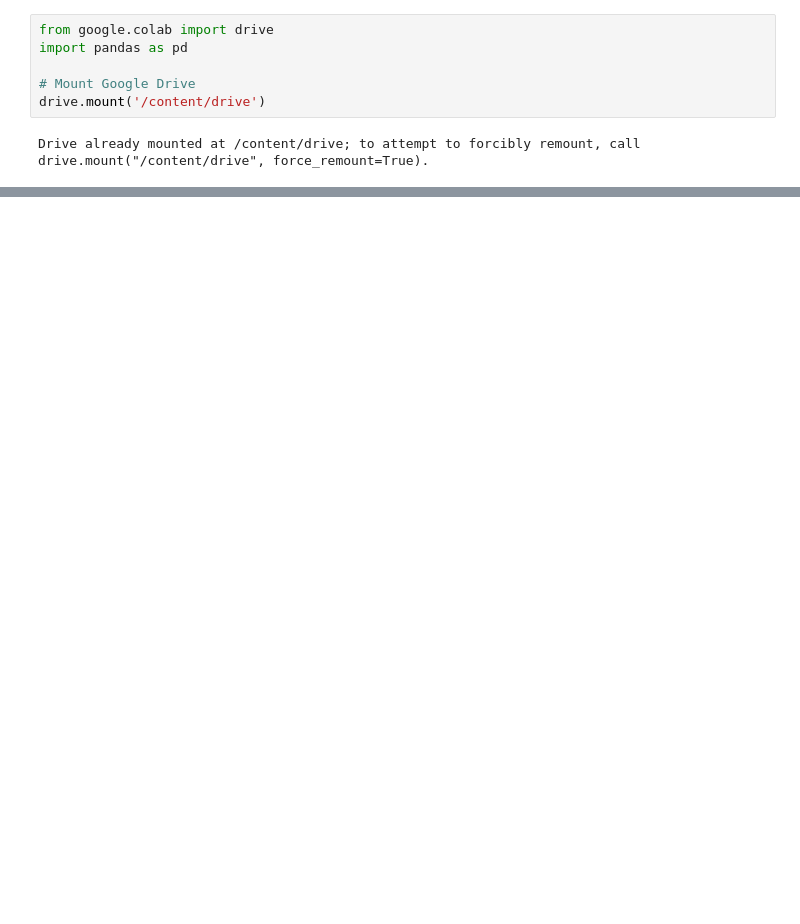
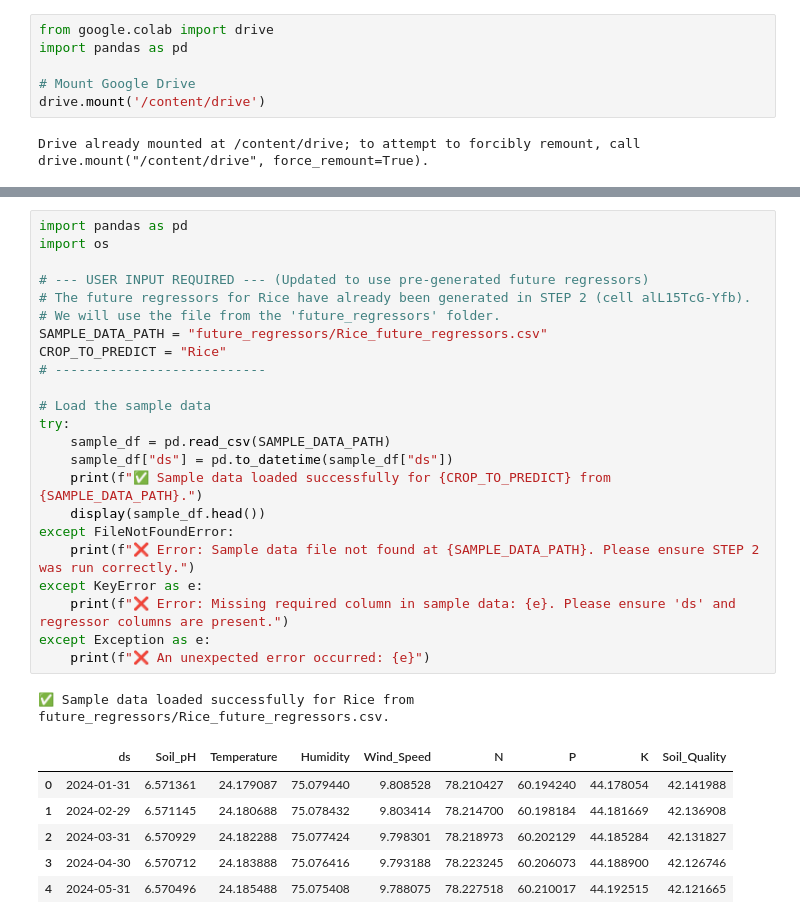
Before and after one commit to springboardmentor789r/AgriYield, a Jupyter notebook: model_devleopment_code/time_series_model.ipynb, the cells around one changed output, grey strips where cells are left out. Drawn from its saved outputs; the diff is of its cells as text; blank space fills up the shorter version.

Commit message:
created new time_series model with regressor

```diff
--- a/model_devleopment_code/time_series_model.ipynb
+++ b/model_devleopment_code/time_series_model.ipynb
@@ -398,0 +398,31 @@ for file in files:
+# %%
+import pandas as pd
+import os
+
+# --- USER INPUT REQUIRED --- (Updated to use pre-generated future regressors)
+# The future regressors for Rice have already been generated in STEP 2 (cell alL15TcG-Yfb).
+# We will use the file from the 'future_regressors' folder.
+SAMPLE_DATA_PATH = "future_regressors/Rice_future_regressors.csv"
+CROP_TO_PREDICT = "Rice"
+# ---------------------------
+
+# Load the sample data
+try:
+    sample_df = pd.read_csv(SAMPLE_DATA_PATH)
+    sample_df["ds"] = pd.to_datetime(sample_df["ds"])
+    print(f"✅ Sample data loaded successfully for {CROP_TO_PREDICT} from {SAMPLE_DATA_PATH}.")
+    display(sample_df.head())
+except FileNotFoundError:
+    print(f"❌ Error: Sample data file not found at {SAMPLE_DATA_PATH}. Please ensure STEP 2 was run correctly.")
+except KeyError as e:
+    print(f"❌ Error: Missing required column in sample data: {e}. Please ensure 'ds' and regressor columns are present.")
+except Exception as e:
+    print(f"❌ An unexpected error occurred: {e}")
+# %% [output]
+✅ Sample data loaded successfully for Rice from future_regressors/Rice_future_regressors.csv.
+|  | ds | Soil_pH | Temperature | Humidity | Wind_Speed | N | P | K | Soil_Quality |
+| 0 | 2024-01-31 | 6.571361 | 24.179087 | 75.079440 | 9.808528 | 78.210427 | 60.194240 | 44.178054 | 42.141988 |
+| 1 | 2024-02-29 | 6.571145 | 24.180688 | 75.078432 | 9.803414 | 78.214700 | 60.198184 | 44.181669 | 42.136908 |
+| 2 | 2024-03-31 | 6.570929 | 24.182288 | 75.077424 | 9.798301 | 78.218973 | 60.202129 | 44.185284 | 42.131827 |
+| 3 | 2024-04-30 | 6.570712 | 24.183888 | 75.076416 | 9.793188 | 78.223245 | 60.206073 | 44.188900 | 42.126746 |
+| 4 | 2024-05-31 | 6.570496 | 24.185488 | 75.075408 | 9.788075 | 78.227518 | 60.210017 | 44.192515 | 42.121665 |
```
Also changed, not shown: parts of 23 cells of this notebook, 12 other files.
